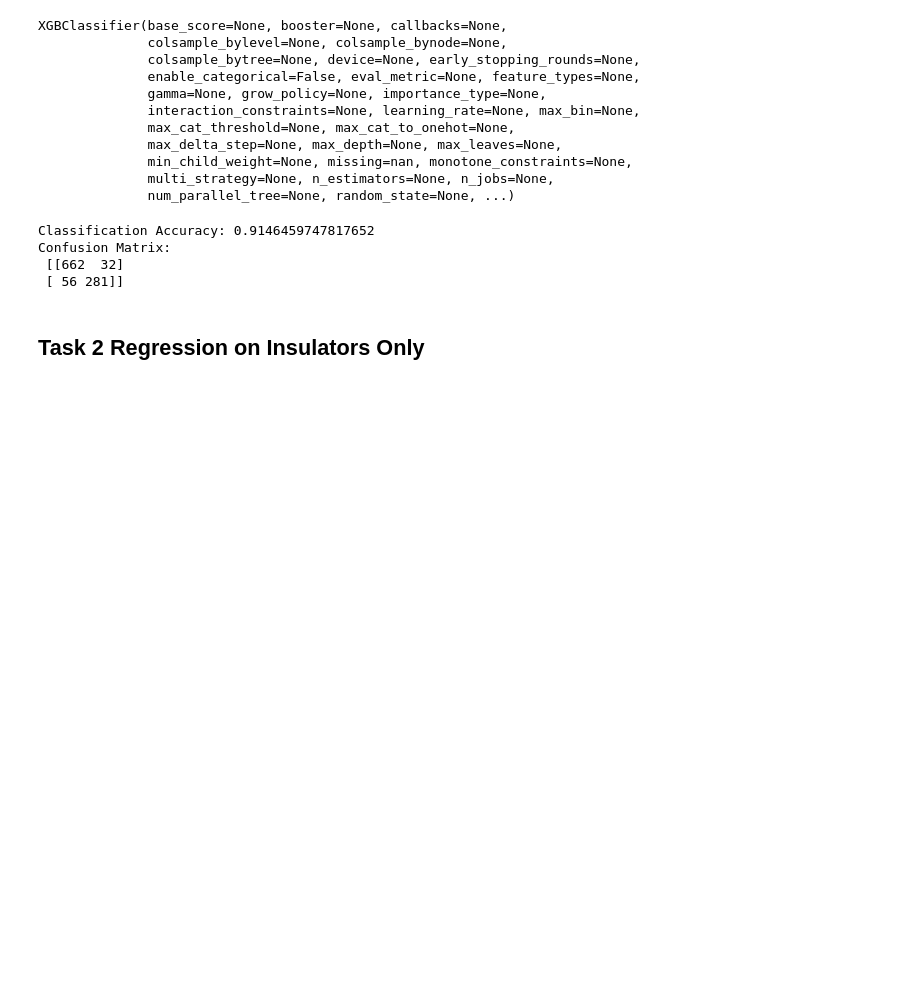
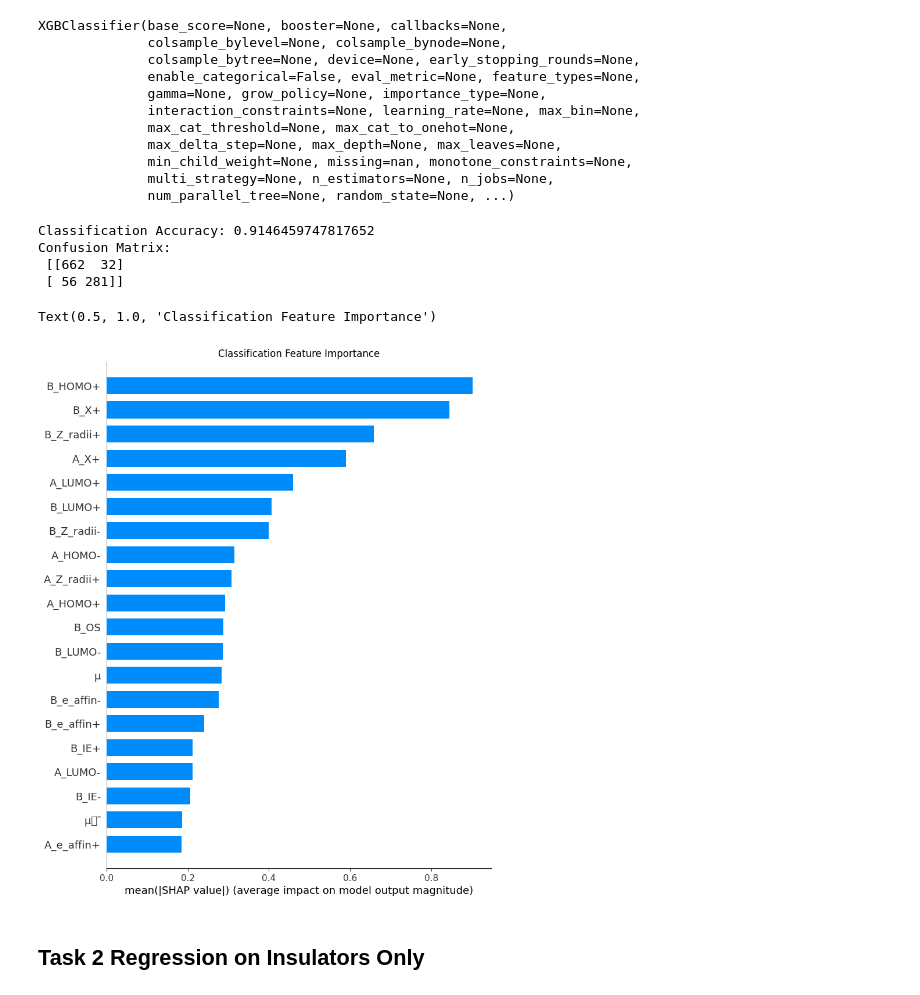
Before and after one commit to AnuragRaj11/IIT-KGP-Hackathon, a Jupyter notebook: Solution.ipynb, the cells around one changed output. Cells and saved outputs as stored; diff of their text form; code cells hidden in the pictures; blank space fills up the shorter version.

Commit message:
Shap added

```diff
--- a/Solution.ipynb
+++ b/Solution.ipynb
@@ -56,6 +56,16 @@ Classification Accuracy: 0.9146459747817652
 Confusion Matrix:
  [[662  32]
  [ 56 281]]
+# %%
+import shap
+import matplotlib.pyplot as plt
+explainer_clf = shap.TreeExplainer(clf)
+shap_values_clf = explainer_clf.shap_values(X_test_scaled)
+shap.summary_plot(shap_values_clf, X_test_scaled, feature_names=features, plot_type="bar", show=False)
+plt.title("Classification Feature Importance")
+# %% [output]
+Text(0.5, 1.0, 'Classification Feature Importance')
+[figure, added]
 # %% [markdown]
 ## Task 2 Regression on Insulators Only
 # %%
```
Also changed, not shown: parts of 2 cells of this notebook.
